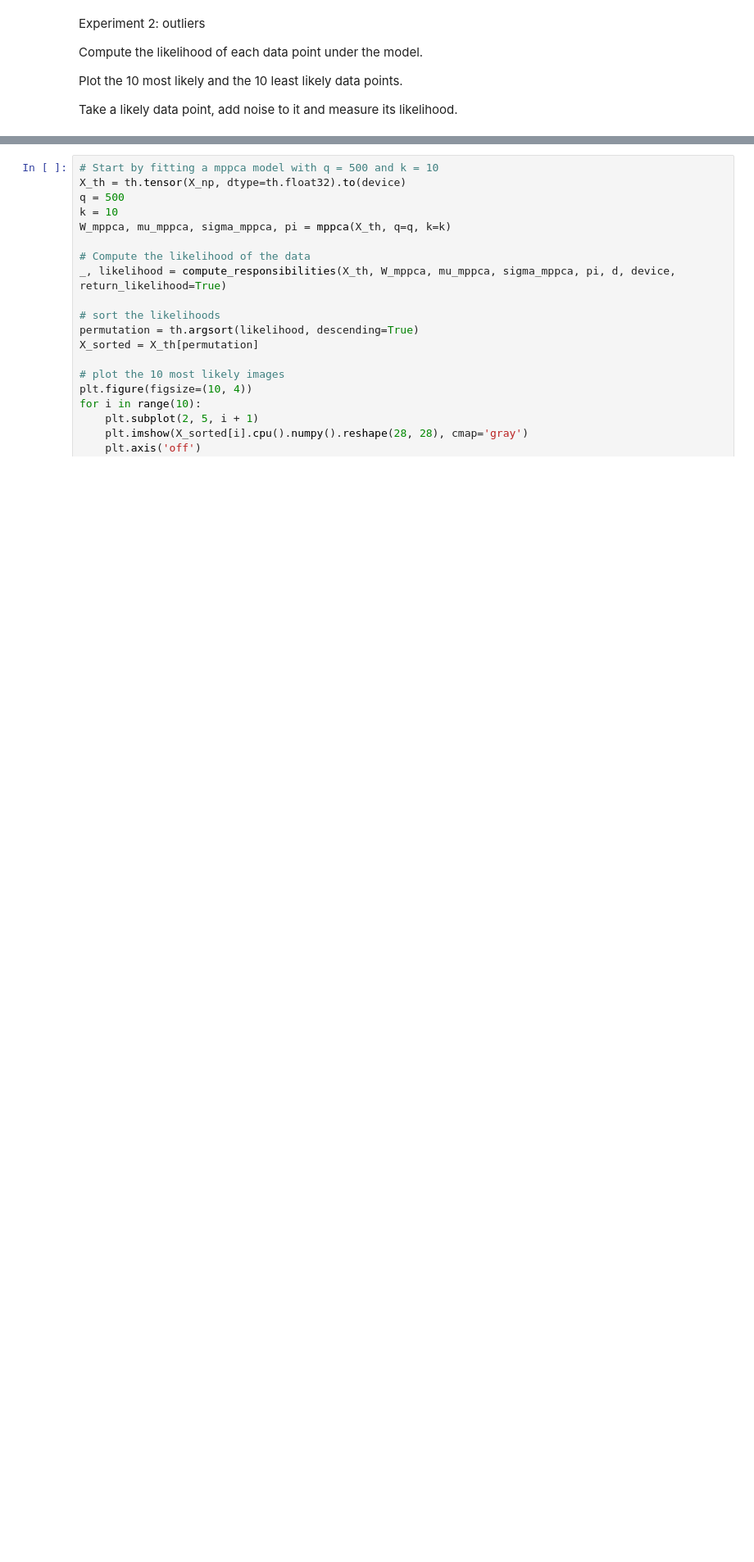
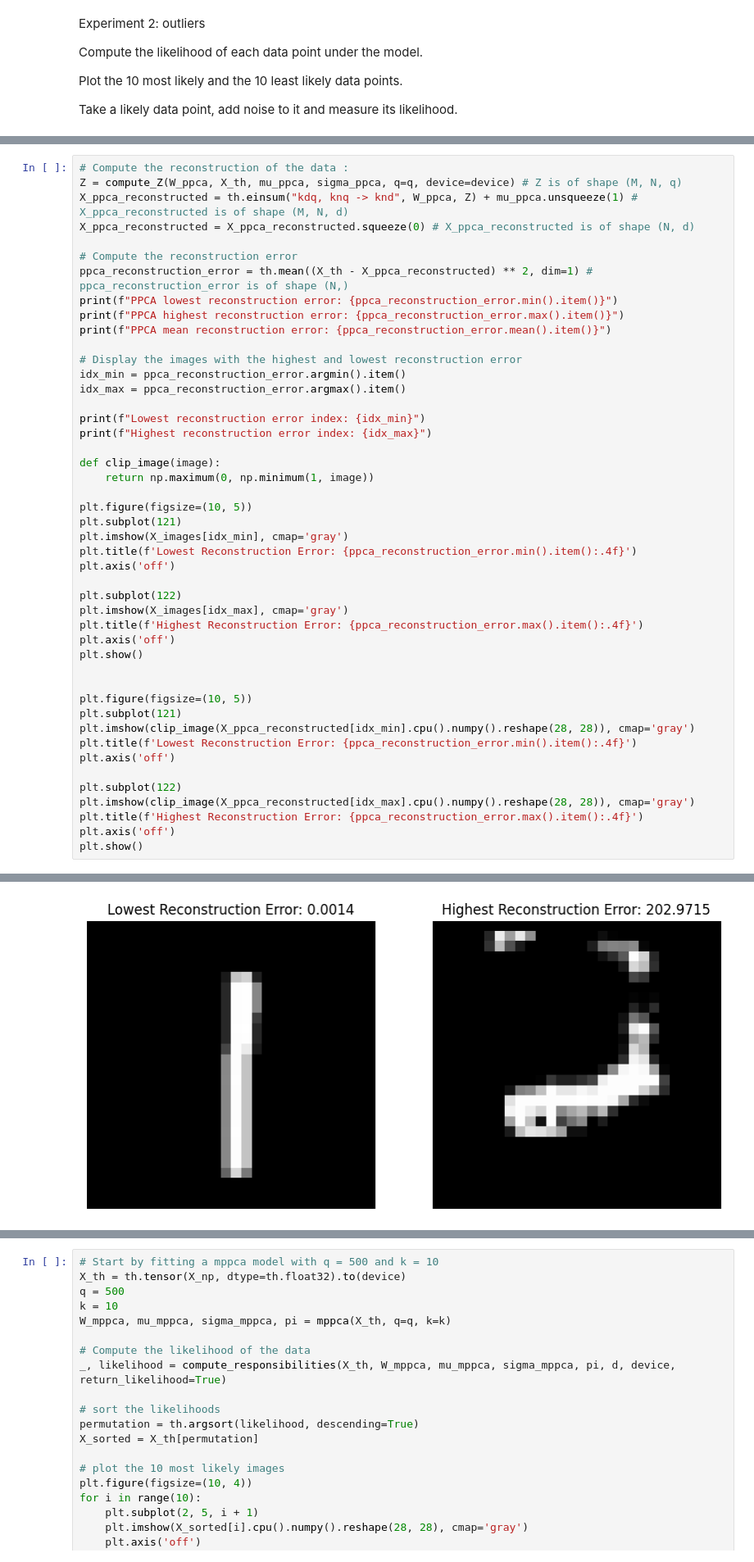
Before and after one commit to Parabrele/PGM, a Jupyter notebook: experiments.ipynb, the cells around one changed output, grey strips where cells are left out. Shown at 82% size. Drawn from its saved outputs; the diff is of its cells as text; blank space fills up the shorter version.

```diff
--- a/experiments.ipynb
+++ b/experiments.ipynb
@@ -912,0 +921,47 @@ Take a likely data point, add noise to it and measure its likelihood.
+# %%
+# Compute the reconstruction of the data :
+Z = compute_Z(W_ppca, X_th, mu_ppca, sigma_ppca, q=q, device=device) # Z is of shape (M, N, q)
+X_ppca_reconstructed = th.einsum("kdq, knq -> knd", W_ppca, Z) + mu_ppca.unsqueeze(1) # X_ppca_reconstructed is of shape (M, N, d)
+X_ppca_reconstructed = X_ppca_reconstructed.squeeze(0) # X_ppca_reconstructed is of shape (N, d)
+
+# Compute the reconstruction error
+ppca_reconstruction_error = th.mean((X_th - X_ppca_reconstructed) ** 2, dim=1) # ppca_reconstruction_error is of shape (N,)
+print(f"PPCA lowest reconstruction error: {ppca_reconstruction_error.min().item()}")
+print(f"PPCA highest reconstruction error: {ppca_reconstruction_error.max().item()}")
+print(f"PPCA mean reconstruction error: {ppca_reconstruction_error.mean().item()}")
+
+# Display the images with the highest and lowest reconstruction error
+idx_min = ppca_reconstruction_error.argmin().item()
+idx_max = ppca_reconstruction_error.argmax().item()
+
+print(f"Lowest reconstruction error index: {idx_min}")
+print(f"Highest reconstruction error index: {idx_max}")
+
+def clip_image(image):
+    return np.maximum(0, np.minimum(1, image))
+
+plt.figure(figsize=(10, 5))
+plt.subplot(121)
+plt.imshow(X_images[idx_min], cmap='gray')
+plt.title(f'Lowest Reconstruction Error: {ppca_reconstruction_error.min().item():.4f}')
+plt.axis('off')
+
+plt.subplot(122)
+plt.imshow(X_images[idx_max], cmap='gray')
+plt.title(f'Highest Reconstruction Error: {ppca_reconstruction_error.max().item():.4f}')
+plt.axis('off')
+plt.show()
+
+
+plt.figure(figsize=(10, 5))
+plt.subplot(121)
+plt.imshow(clip_image(X_ppca_reconstructed[idx_min].cpu().numpy().reshape(28, 28)), cmap='gray')
+plt.title(f'Lowest Reconstruction Error: {ppca_reconstruction_error.min().item():.4f}')
+plt.axis('off')
+
+plt.subplot(122)
+plt.imshow(clip_image(X_ppca_reconstructed[idx_max].cpu().numpy().reshape(28, 28)), cmap='gray')
+plt.title(f'Highest Reconstruction Error: {ppca_reconstruction_error.max().item():.4f}')
+plt.axis('off')
+plt.show()
+# %% [output]
@@ -912,0 +973 @@ Take a likely data point, add noise to it and measure its likelihood.
+[figure, added]
```
Also changed, not shown: parts of 4 cells of this notebook, 1 other file.
